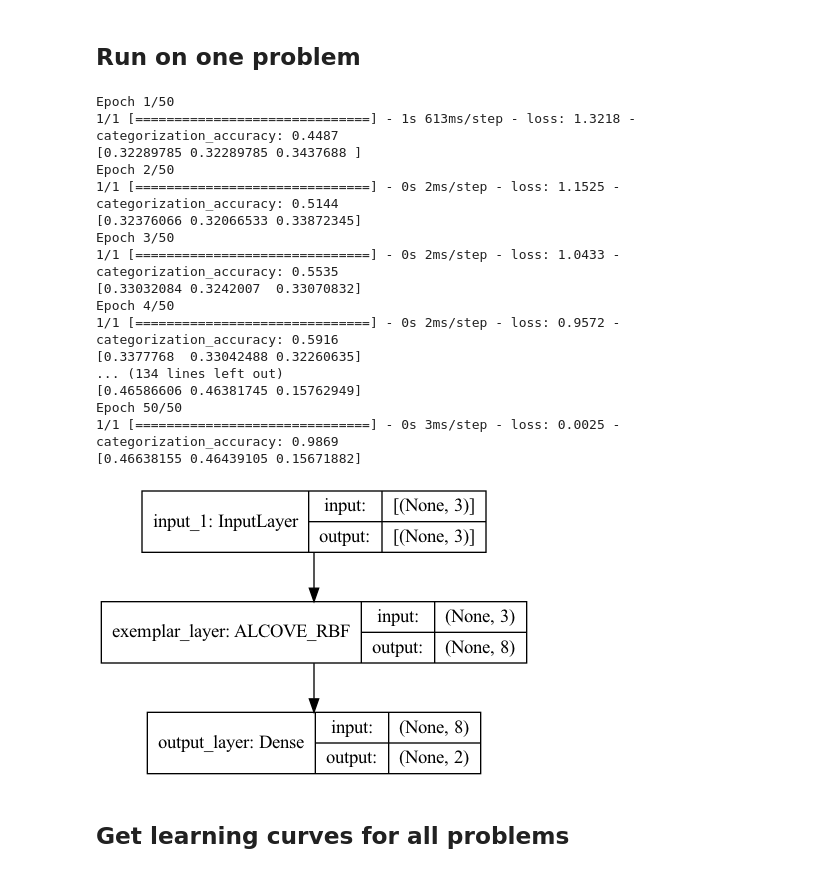
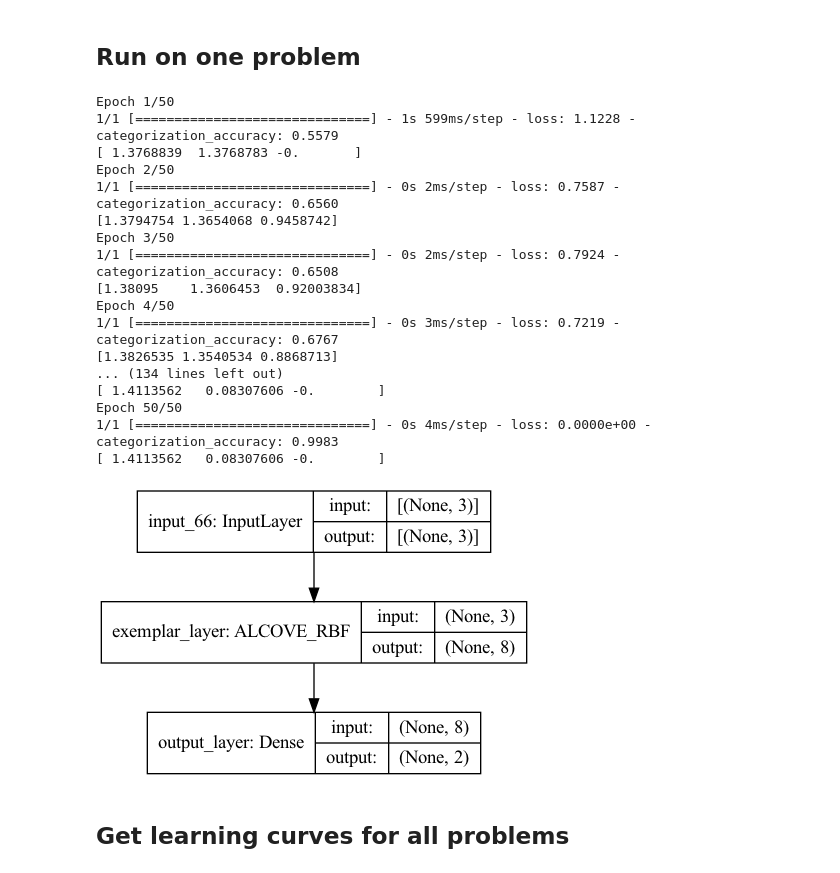
Before and after one commit to gureckis/keras_alcove, a Jupyter notebook: alcove_shj_keras.ipynb, the cells around one changed output. Saved outputs shown, nothing was run; the diff lists cells and outputs as text; code cells hidden in the pictures.

```diff
--- a/alcove_shj_keras.ipynb
+++ b/alcove_shj_keras.ipynb
@@ -74,52 +74,52 @@ def categorization_accuracy(y_true, y_pred):
 # %% [markdown]
 ## Run on one problem
 # %%
-problem = 1
+problem = 0
 # model = keras.Sequential([
 #     ALCOVE_RBF(stims),
 #     layers.Dense(1, activation="sigmoid")
 # ])
 model = keras.Sequential(name="ALCOVE")
 model.add(keras.Input(shape=(3,)))  ## this doesn't work but needs to for the multi optimizer to wrok
 model.add(ALCOVE_RBF(stims, name="exemplar_layer"))
 model.add(layers.Dense(2, name="output_layer"))
 #model(stims[0:1])  # <-- needed because I can't figure out the symbolic shape
 
 optimizers = [
     tf.keras.optimizers.RMSprop(learning_rate=0.0033),  # different learning rate for first later
     tf.keras.optimizers.RMSprop(learning_rate=0.03) # than for the rest
 ]
 optimizers_and_layers = [(optimizers[0], model.layers[0]), (optimizers[1], model.layers[1])]
 optimizer = tfa.optimizers.MultiOptimizer(optimizers_and_layers)
 
 # change the loss!!
 model.compile(optimizer=optimizer, loss=keras.losses.SquaredHinge(), metrics=[categorization_accuracy])
 history = model.fit(stims, labels[problem], epochs=50, batch_size=8, verbose=True, callbacks=[print_attn])
 run_df=pd.DataFrame(history.history)
 run_df['error']=1.0-run_df['categorization_accuracy']
 run_df['block']=run_df.index
 run_df['problem']=problem+1
 
 keras.utils.plot_model(model, show_shapes=True)
 # %% [output]
 Epoch 1/50
-1/1 [==============================] - 1s 613ms/step - loss: 1.3218 - categorization_accuracy: 0.4487
-[0.32289785 0.32289785 0.3437688 ]
+1/1 [==============================] - 1s 599ms/step - loss: 1.1228 - categorization_accuracy: 0.5579
+[ 1.3768839  1.3768783 -0.       ]
 Epoch 2/50
-1/1 [==============================] - 0s 2ms/step - loss: 1.1525 - categorization_accuracy: 0.5144
-[0.32376066 0.32066533 0.33872345]
+1/1 [==============================] - 0s 2ms/step - loss: 0.7587 - categorization_accuracy: 0.6560
+[1.3794754 1.3654068 0.9458742]
 Epoch 3/50
-1/1 [==============================] - 0s 2ms/step - loss: 1.0433 - categorization_accuracy: 0.5535
-[0.33032084 0.3242007  0.33070832]
+1/1 [==============================] - 0s 2ms/step - loss: 0.7924 - categorization_accuracy: 0.6508
+[1.38095    1.3606453  0.92003834]
 Epoch 4/50
-1/1 [==============================] - 0s 2ms/step - loss: 0.9572 - categorization_accuracy: 0.5916
-[0.3377768  0.33042488 0.32260635]
+1/1 [==============================] - 0s 3ms/step - loss: 0.7219 - categorization_accuracy: 0.6767
+[1.3826535 1.3540534 0.8868713]
 ... (134 lines left out)
-[0.46586606 0.46381745 0.15762949]
+[ 1.4113562   0.08307606 -0.        ]
 Epoch 50/50
-1/1 [==============================] - 0s 3ms/step - loss: 0.0025 - categorization_accuracy: 0.9869
-[0.46638155 0.46439105 0.15671882]
+1/1 [==============================] - 0s 4ms/step - loss: 0.0000e+00 - categorization_accuracy: 0.9983
+[ 1.4113562   0.08307606 -0.        ]
-[figure, old version]
+[figure, new version]
 # %% [markdown]
 ## Get learning curves for all problems
 # %%
```
Also changed, not shown: parts of 2 cells of this notebook.
